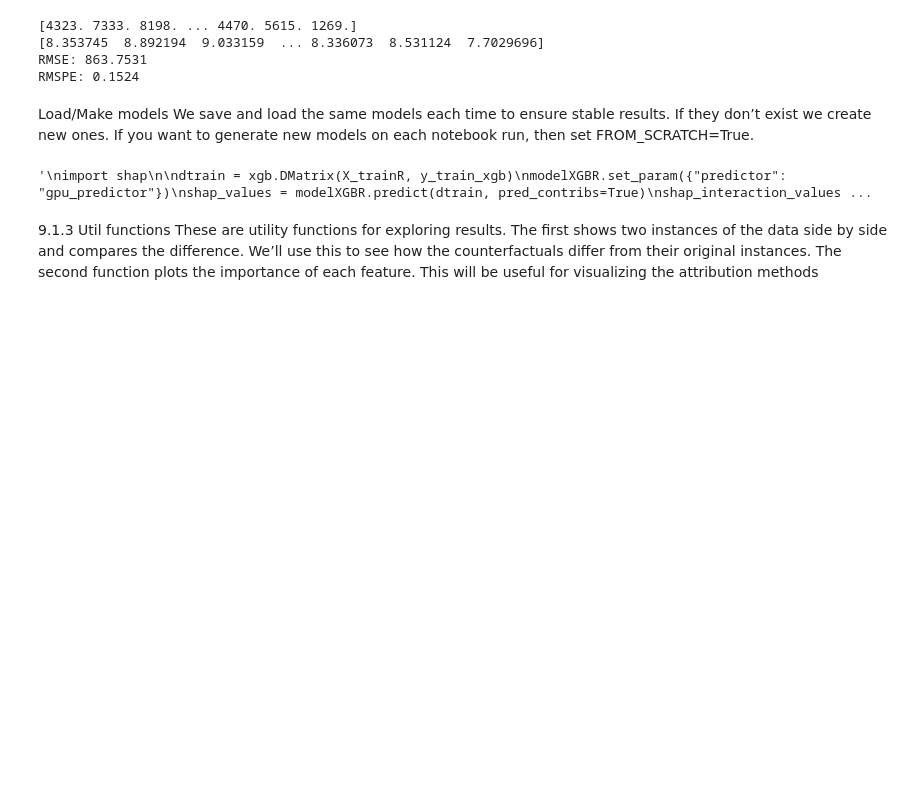
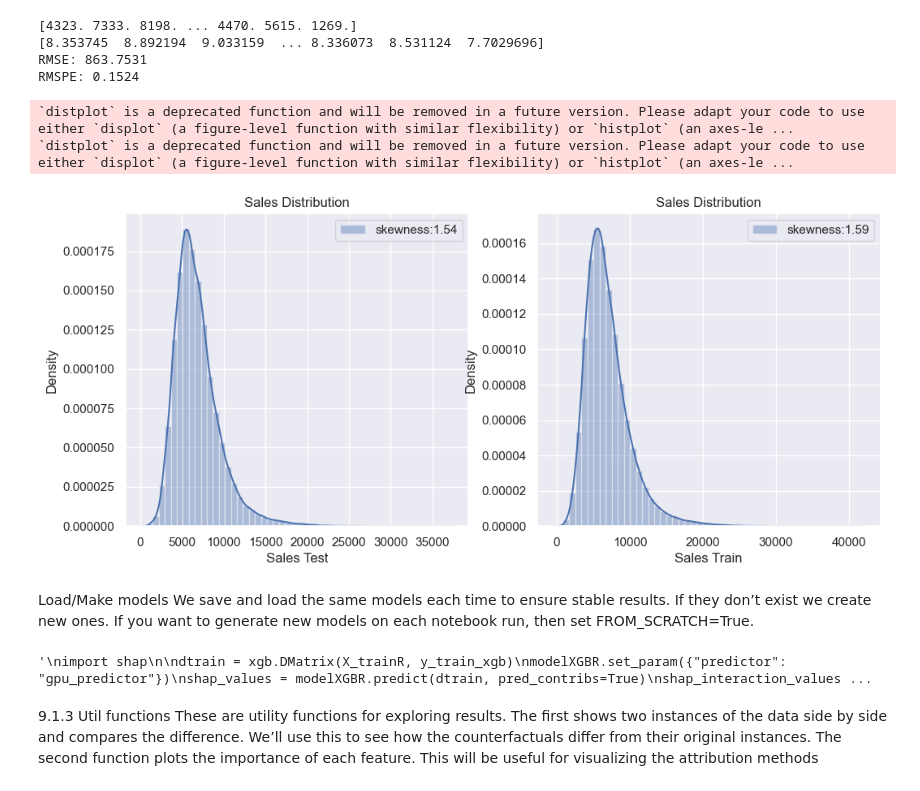
Before and after one commit to dietrichalex/cse, a Jupyter notebook: rossmann-XAI - Sales.ipynb, the cells around one changed output. Drawn from its saved outputs; the diff is of its cells as text; code cells hidden in the pictures; blank space fills up the shorter version.

Commit message:
- some little changes to rossmann-XAI - Sales.ipynb

```diff
--- a/rossmann-XAI - Sales.ipynb
+++ b/rossmann-XAI - Sales.ipynb
@@ -349,6 +374,23 @@ print('RMSPE: {:.4f}'.format(error))
 [8.353745  8.892194  9.033159  ... 8.336073  8.531124  7.7029696]
 RMSE: 863.7531
 RMSPE: 0.1524
+# %%
+# check distribution of sales in train set
+from scipy.stats import skew
+fig = plt.figure(figsize=(12,5))
+ax1 = fig.add_subplot(121)
+ax2 = fig.add_subplot(122)
+g1 = sns.distplot(np.expm1(y_pred),label='skewness:{:.2f}'.format(skew(np.expm1(y_pred))), hist = True,ax = ax1)
+g1.legend()
+g1.set(xlabel = 'Sales Test', ylabel = 'Density', title = 'Sales Distribution')
+g2 = sns.distplot(train['Sales'],hist = True,label='skewness:{:.2f}'.format(train['Sales'].skew()),ax=ax2)
+g2.legend()
+g2.set(xlabel = 'Sales Train',ylabel = 'Density', title = 'Sales Distribution')
+plt.show()
+# %% [output]
+`distplot` is a deprecated function and will be removed in a future version. Please adapt your code to use either `displot` (a figure-level function with similar flexibility) or `histplot` (an axes-le ...
+`distplot` is a deprecated function and will be removed in a future version. Please adapt your code to use either `displot` (a figure-level function with similar flexibility) or `histplot` (an axes-le ...
+[figure, added]
 # %% [markdown]
 Load/Make models
 We save and load the same models each time to ensure stable results. If they don’t exist we create new ones. If you
```
Also changed, not shown: parts of 14 cells of this notebook, 1 other file.
